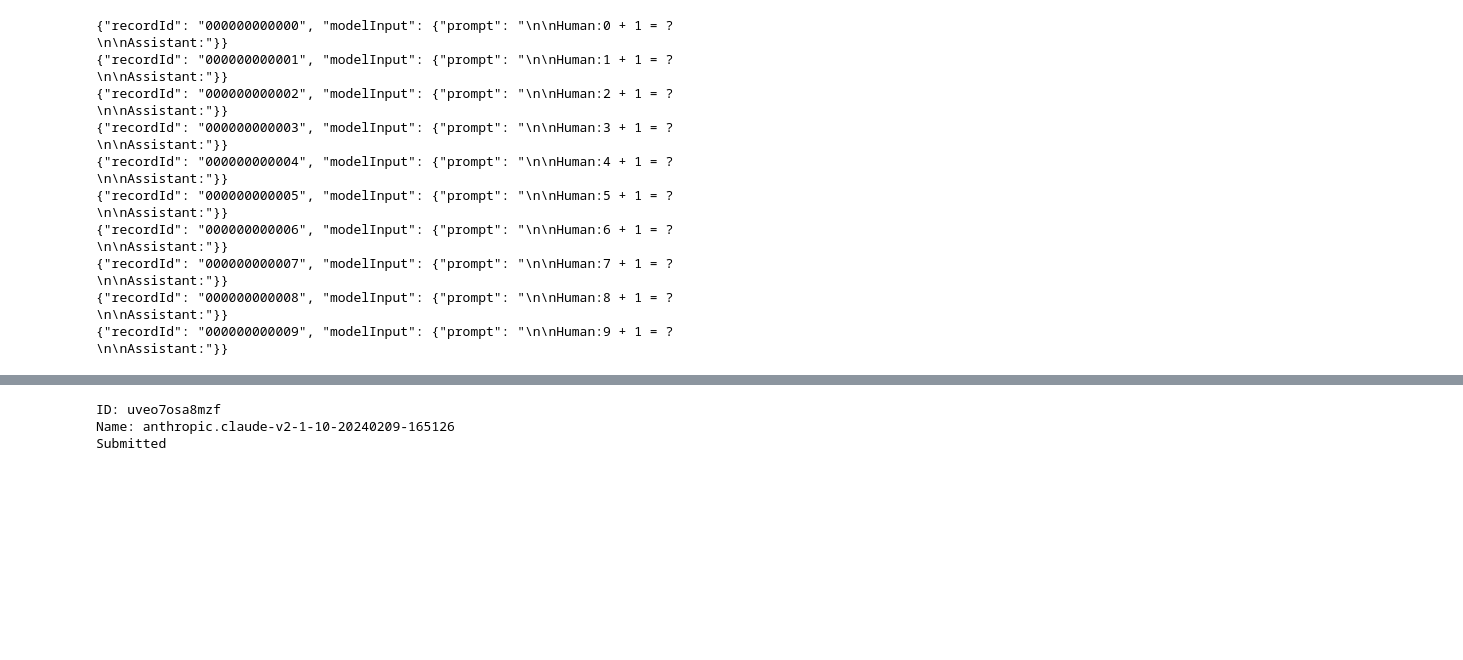
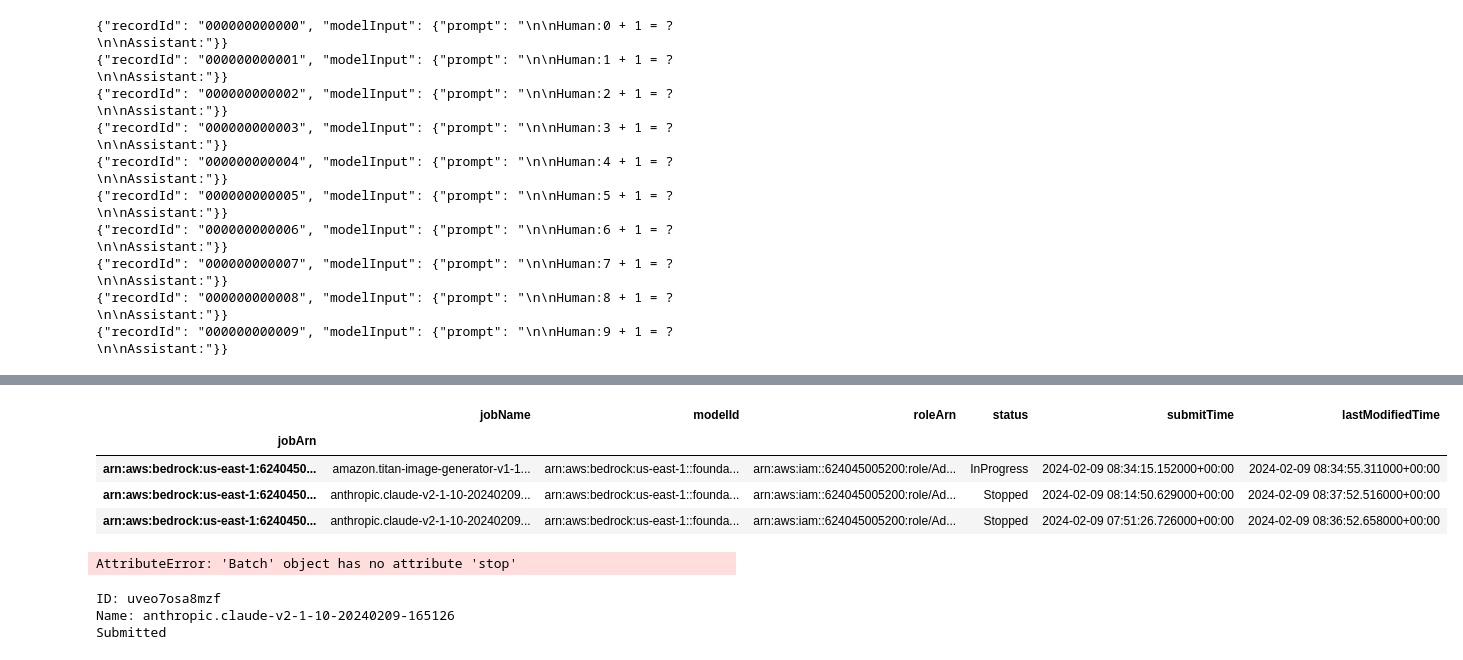
Before and after one commit to iizus/amazon-sagemaker-examples, a Jupyter notebook: bedrock/batch_inference/batch_inference.ipynb, the cells around one changed output, grey strips where cells are left out. Cells and saved outputs as stored; diff of their text form; code cells hidden in the pictures; blank space fills up the shorter version.

```diff
--- a/bedrock/batch_inference/batch_inference.ipynb
+++ b/bedrock/batch_inference/batch_inference.ipynb
@@ -384,2 +376,14 @@ Submitted     1
 dtype: int64
+# %%
+_bedrock.get_dataframe_of_jobs(max_results=3)
+# %% [output]
+|  | jobName | modelId | roleArn | status | submitTime | lastModifiedTime |
+| jobArn |  |  |  |  |  |  |
+| arn:aws:bedrock:us-east-1:6240450... | amazon.titan-image-generator-v1-1... | arn:aws:bedrock:us-east-1::founda... | arn:aws:iam::624045005200:role/Ad... | InProgress | 2024-02-09 08:34:15.152000+00:00 | 2024-02-09 08:34:55.311000+00:00 |
+| arn:aws:bedrock:us-east-1:6240450... | anthropic.claude-v2-1-10-20240209... | arn:aws:bedrock:us-east-1::founda... | arn:aws:iam::624045005200:role/Ad... | Stopped | 2024-02-09 08:14:50.629000+00:00 | 2024-02-09 08:37:52.516000+00:00 |
+| arn:aws:bedrock:us-east-1:6240450... | anthropic.claude-v2-1-10-20240209... | arn:aws:bedrock:us-east-1::founda... | arn:aws:iam::624045005200:role/Ad... | Stopped | 2024-02-09 07:51:26.726000+00:00 | 2024-02-09 08:36:52.658000+00:00 |
+# %%
+claude.stop()
+# %% [output]
+AttributeError: 'Batch' object has no attribute 'stop'
 # %%
```
Also changed, not shown: parts of 25 cells of this notebook, 2 other files.
